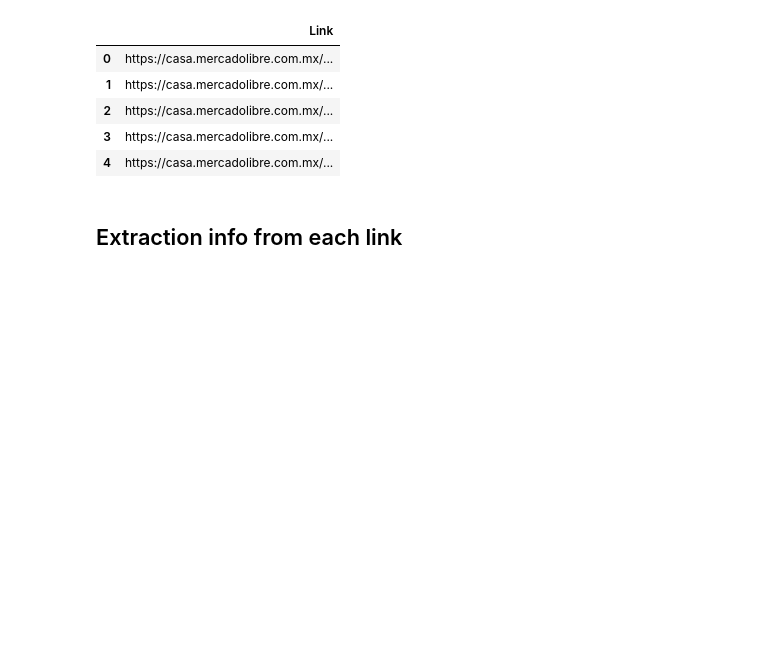
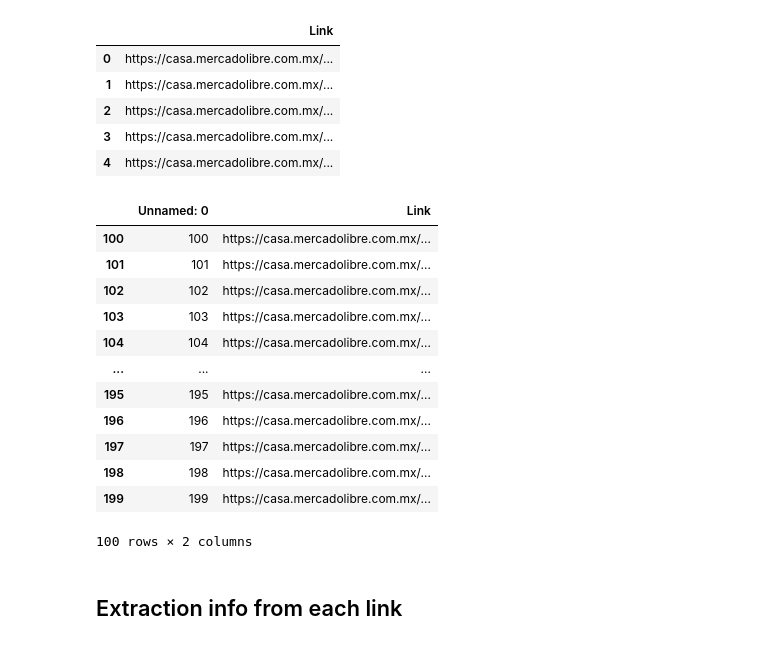
Before and after one commit to GerYar/WebscrapingHousing, a Jupyter notebook: Housing_meli.ipynb, the cells around one changed output. Saved outputs shown, nothing was run; the diff lists cells and outputs as text; code cells hidden in the pictures; blank space fills up the shorter version.

```diff
--- a/Housing_meli.ipynb
+++ b/Housing_meli.ipynb
@@ -155,6 +167,26 @@ df
 | 2 | https://casa.mercadolibre.com.mx/... |
 | 3 | https://casa.mercadolibre.com.mx/... |
 | 4 | https://casa.mercadolibre.com.mx/... |
+# %%
+# leer el excel
+baselinkproducto = pd.read_excel('data_housing_528_1.xlsx')
+#
+baselinkproducto = baselinkproducto.iloc[100:200]
+baselinkproducto
+# %% [output]
+|  | Unnamed: 0 | Link |
+| 100 | 100 | https://casa.mercadolibre.com.mx/... |
+| 101 | 101 | https://casa.mercadolibre.com.mx/... |
+| 102 | 102 | https://casa.mercadolibre.com.mx/... |
+| 103 | 103 | https://casa.mercadolibre.com.mx/... |
+| 104 | 104 | https://casa.mercadolibre.com.mx/... |
+| ... | ... | ... |
+| 195 | 195 | https://casa.mercadolibre.com.mx/... |
+| 196 | 196 | https://casa.mercadolibre.com.mx/... |
+| 197 | 197 | https://casa.mercadolibre.com.mx/... |
+| 198 | 198 | https://casa.mercadolibre.com.mx/... |
+| 199 | 199 | https://casa.mercadolibre.com.mx/... |
+100 rows × 2 columns
 # %% [markdown]
 ## Extraction info from each link
 # %%
```
Also changed, not shown: parts of 17 cells of this notebook, 28 other files.
